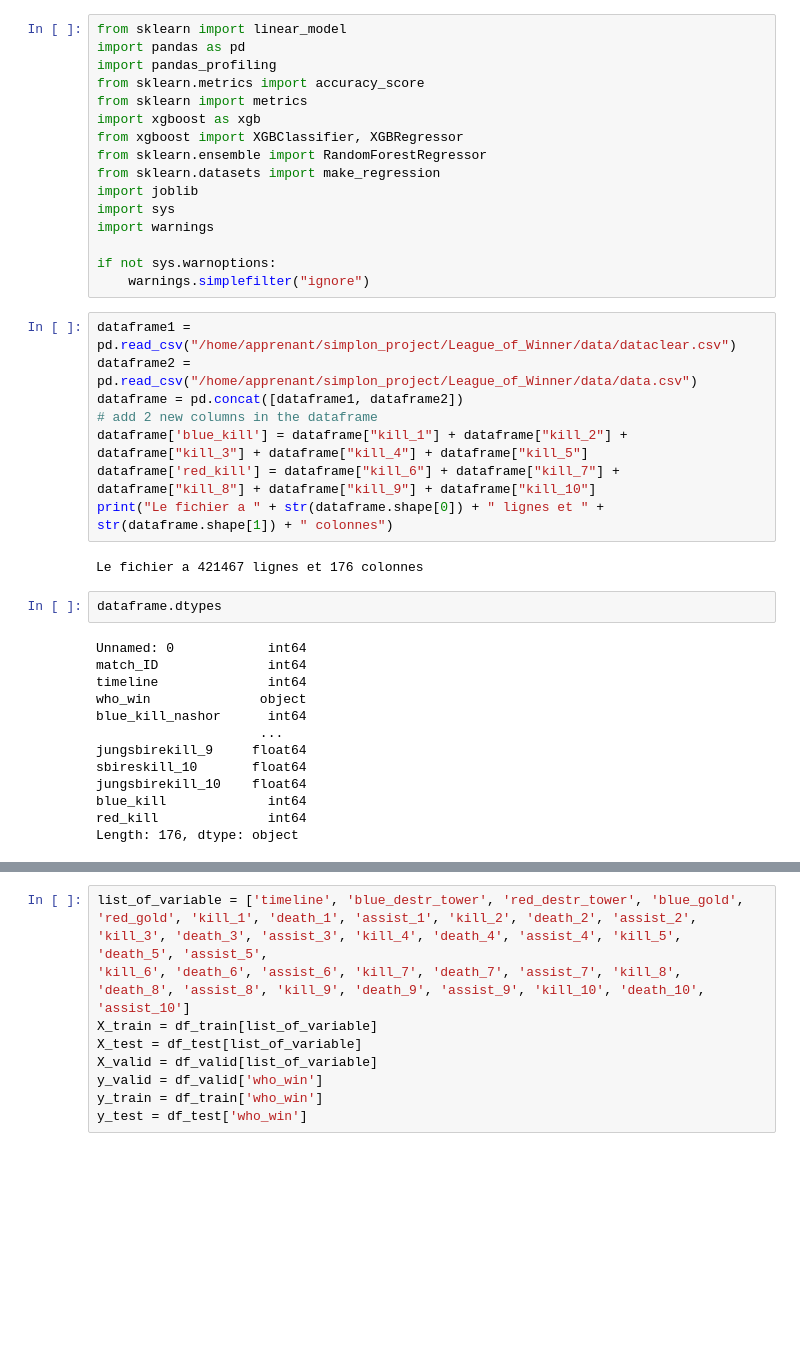
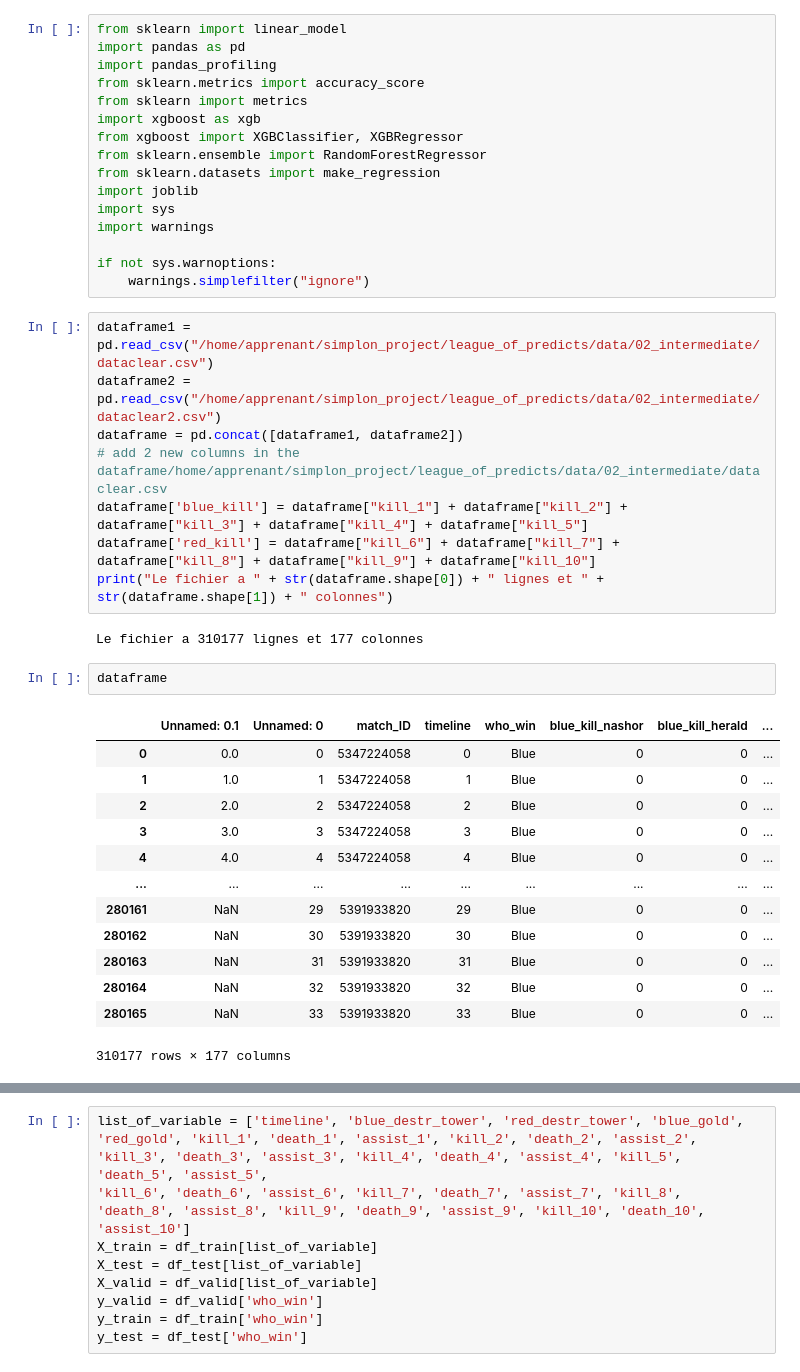
Before and after one commit to KevinB-a/league_of_predict, a Jupyter notebook: notebook/ml_modeles.ipynb, the cells around one changed output, grey strips where cells are left out. Drawn from its saved outputs; the diff is of its cells as text; blank space fills up the shorter version.

```diff
--- a/notebook/ml_modeles.ipynb
+++ b/notebook/ml_modeles.ipynb
@@ -15,30 +15,31 @@ import warnings
 if not sys.warnoptions:
     warnings.simplefilter("ignore")
 # %%
-dataframe1 = pd.read_csv("/home/apprenant/simplon_project/League_of_Winner/data/dataclear.csv")
-dataframe2 = pd.read_csv("/home/apprenant/simplon_project/League_of_Winner/data/data.csv")
+dataframe1 = pd.read_csv("/home/apprenant/simplon_project/league_of_predicts/data/02_intermediate/dataclear.csv")
+dataframe2 = pd.read_csv("/home/apprenant/simplon_project/league_of_predicts/data/02_intermediate/dataclear2.csv")
 dataframe = pd.concat([dataframe1, dataframe2])
-# add 2 new columns in the dataframe
+# add 2 new columns in the dataframe/home/apprenant/simplon_project/league_of_predicts/data/02_intermediate/dataclear.csv
 dataframe['blue_kill'] = dataframe["kill_1"] + dataframe["kill_2"] + dataframe["kill_3"] + dataframe["kill_4"] + dataframe["kill_5"]
 dataframe['red_kill'] = dataframe["kill_6"] + dataframe["kill_7"] + dataframe["kill_8"] + dataframe["kill_9"] + dataframe["kill_10"]
 print("Le fichier a " + str(dataframe.shape[0]) + " lignes et " + str(dataframe.shape[1]) + " colonnes")
 # %% [output]
-Le fichier a 421467 lignes et 176 colonnes
+Le fichier a 310177 lignes et 177 colonnes
 # %%
-dataframe.dtypes
+dataframe
 # %% [output]
+|  | Unnamed: 0.1 | Unnamed: 0 | match_ID | timeline | who_win | blue_kill_nashor | blue_kill_herald | ... |
+| 0 | 0.0 | 0 | 5347224058 | 0 | Blue | 0 | 0 | ... |
+| 1 | 1.0 | 1 | 5347224058 | 1 | Blue | 0 | 0 | ... |
+| 2 | 2.0 | 2 | 5347224058 | 2 | Blue | 0 | 0 | ... |
+| 3 | 3.0 | 3 | 5347224058 | 3 | Blue | 0 | 0 | ... |
+| 4 | 4.0 | 4 | 5347224058 | 4 | Blue | 0 | 0 | ... |
+| ... | ... | ... | ... | ... | ... | ... | ... | ... |
+| 280161 | NaN | 29 | 5391933820 | 29 | Blue | 0 | 0 | ... |
+| 280162 | NaN | 30 | 5391933820 | 30 | Blue | 0 | 0 | ... |
+| 280163 | NaN | 31 | 5391933820 | 31 | Blue | 0 | 0 | ... |
+| 280164 | NaN | 32 | 5391933820 | 32 | Blue | 0 | 0 | ... |
+| 280165 | NaN | 33 | 5391933820 | 33 | Blue | 0 | 0 | ... |
-Unnamed: 0            int64
-match_ID              int64
-timeline              int64
-who_win              object
-blue_kill_nashor      int64
-                     ...
-jungsbirekill_9     float64
-sbireskill_10       float64
-jungsbirekill_10    float64
-blue_kill             int64
-red_kill              int64
-Length: 176, dtype: object
+310177 rows × 177 columns
 # %%
 df_train = dataframe.iloc[0:252876,:]
 df_train
```
Also changed, not shown: parts of 6 cells of this notebook, 18 other files.
